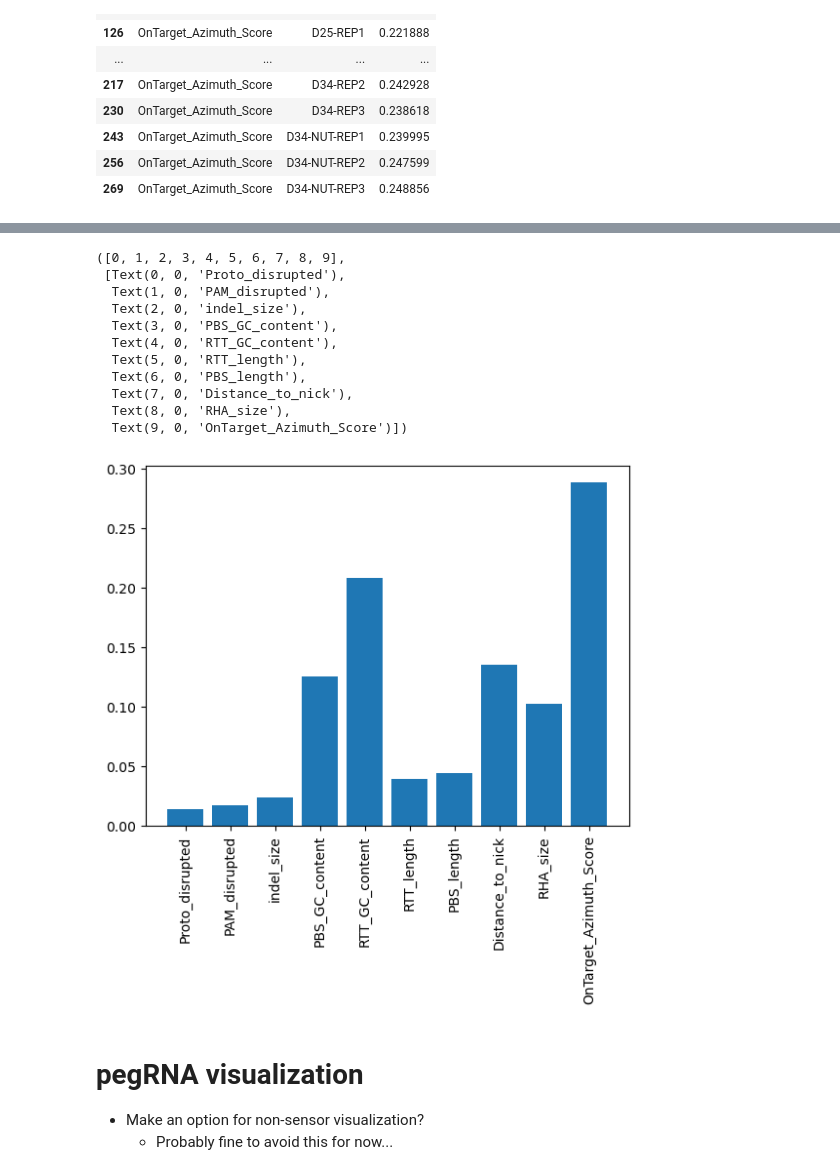
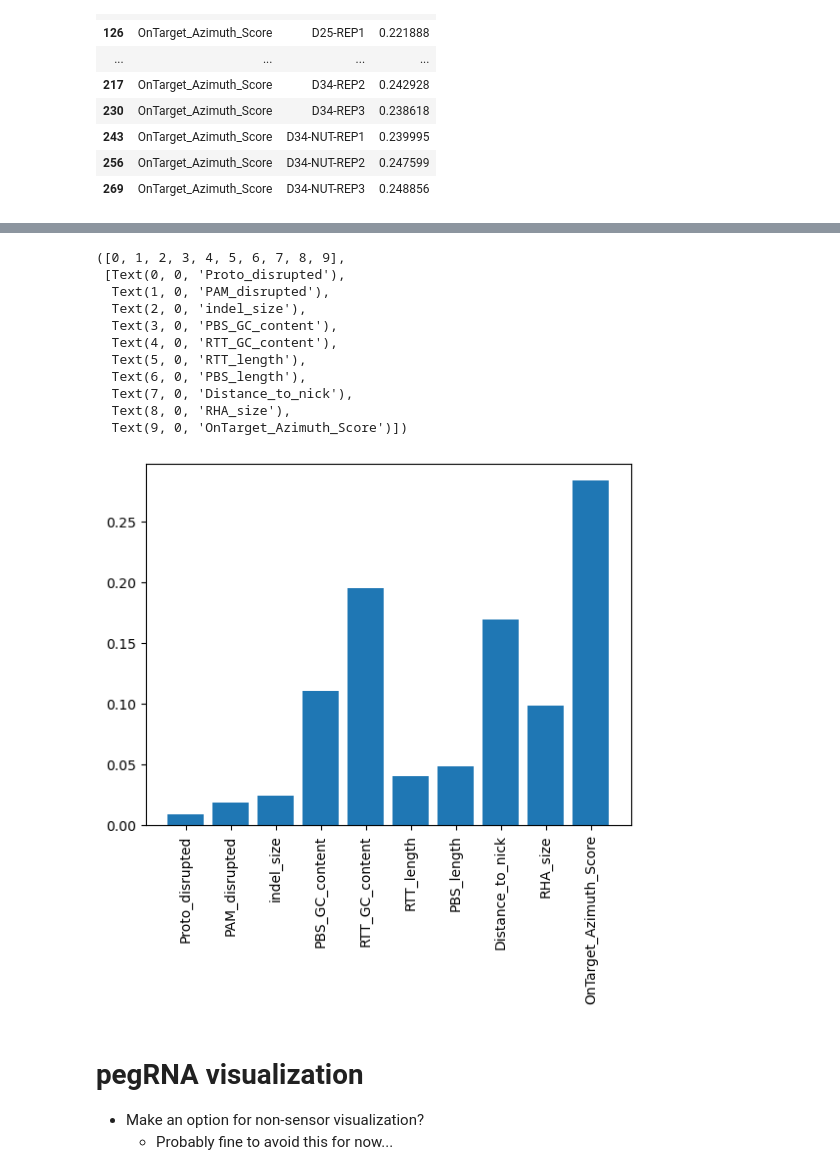
Before and after one commit to samgould2/PEGG2.0, a Jupyter notebook: PEGG2_REAL.ipynb, the cells around one changed output, grey strips where cells are left out. Saved outputs shown, nothing was run; the diff lists cells and outputs as text; code cells hidden in the pictures.

```diff
--- a/PEGG2_REAL.ipynb
+++ b/PEGG2_REAL.ipynb
@@ -1957,0 +2097,4 @@ model, X_train, Y_train, X_test, Y_test = model_training(df)
+# %%
+m = pickle.load(open('RF_PE.pkl', 'rb'))
+
+factors = ['Proto_disrupted', 'PAM_disrupted', 'indel_size', 'PBS_GC_content', 'RTT_GC_content', 'RTT_length', 'PBS_length', 'Distance_to_nick', 'RHA_size', 'OnTarget_Azimuth_Score'] #, 'PEGG_score', 'PEGG2_Score', 'Ridge_regr']
@@ -1978,25 +2123,25 @@ SignificanceResult(statistic=0.6304209972485361, pvalue=0.0)
 # %%
-importance = model.feature_importances_
+importance = m.feature_importances_
 
 factors = ['Proto_disrupted', 'PAM_disrupted', 'indel_size', 'PBS_GC_content', 'RTT_GC_content', 'RTT_length', 'PBS_length', 'Distance_to_nick', 'RHA_size', 'OnTarget_Azimuth_Score'] #, 'PEGG_score', 'PEGG2_Score', 'Ridge_regr']
 
 #factors = ['PBS_GC_content', 'RTT_GC_content', 'Distance_to_nick', 'RHA_size', 'OnTarget_Azimuth_Score'] #, 'PEGG_score', 'PEGG2_Score', 'Ridge_regr']
 
 plt.bar(factors, importance)
 plt.xticks(rotation=90)
 # %% [output]
 ([0, 1, 2, 3, 4, 5, 6, 7, 8, 9],
  [Text(0, 0, 'Proto_disrupted'),
   Text(1, 0, 'PAM_disrupted'),
   Text(2, 0, 'indel_size'),
   Text(3, 0, 'PBS_GC_content'),
   Text(4, 0, 'RTT_GC_content'),
   Text(5, 0, 'RTT_length'),
   Text(6, 0, 'PBS_length'),
   Text(7, 0, 'Distance_to_nick'),
   Text(8, 0, 'RHA_size'),
   Text(9, 0, 'OnTarget_Azimuth_Score')])
-[figure, old version]
+[figure, new version]
 # %% [markdown]
 # pegRNA visualization
 
```
Also changed, not shown: parts of 53 cells of this notebook, 56 other files.
